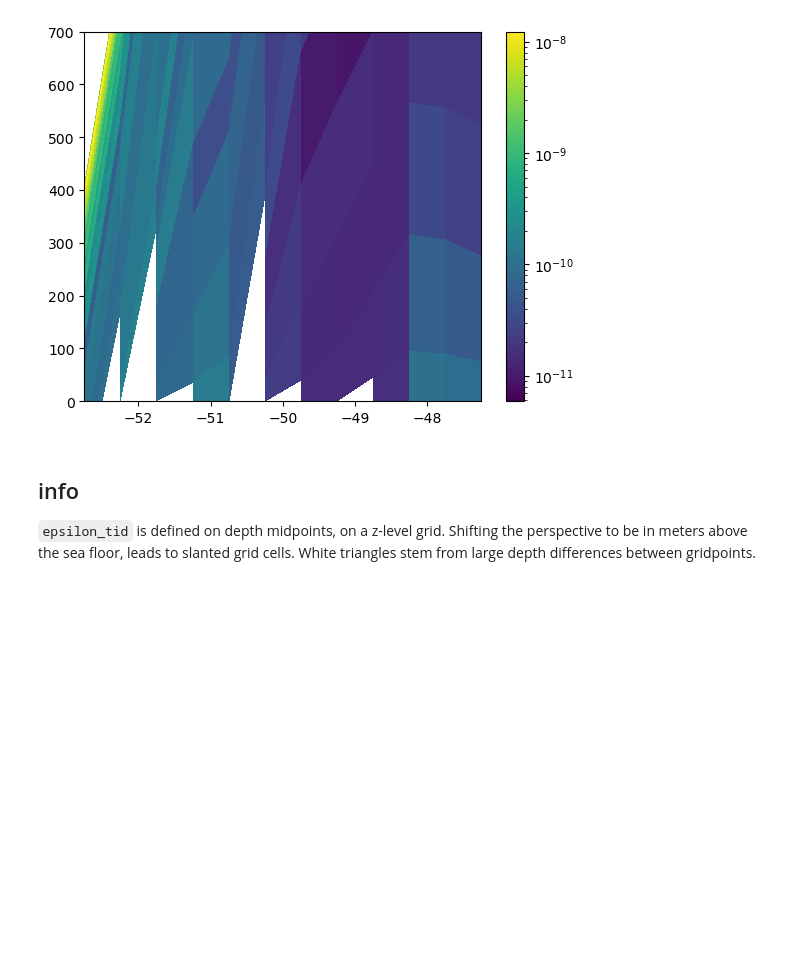
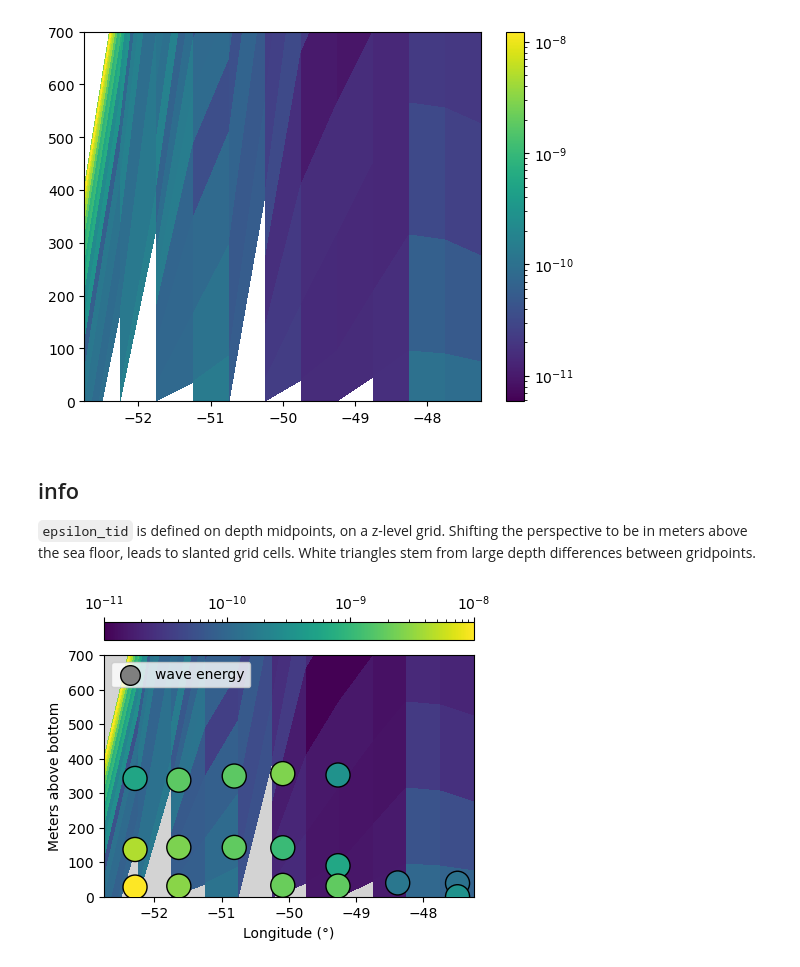
Before and after one commit to opinner/Pinner_et_al_2024, a Jupyter notebook: docs/Exploring De Lavergne et al., 2020.ipynb, the cells around one changed output. Cells and saved outputs as stored; diff of their text form; code cells hidden in the pictures; blank space fills up the shorter version.

Commit message:
de Lavergne Comparison

```diff
--- a/docs/Exploring De Lavergne et al., 2020.ipynb
+++ b/docs/Exploring De Lavergne et al., 2020.ipynb
@@ -404 +383,66 @@ plt.gca().set_ylim(0,700)
 `epsilon_tid` is defined on depth midpoints, on a z-level grid. Shifting the perspective to be in meters above the sea floor, leads to slanted grid cells. White triangles stem from large depth differences between gridpoints.
+# %%
+# read eps_IGW results from IDEMIX method
+eps_IGW_IDEMIX_df = pd.read_csv("../scripts/IDEMIX_parametrization/method_data/eps_IGW_IDEMIX_results.csv")
+# %%
+import matplotlib.pyplot as plt
+import numpy as np
+import matplotlib.colors as mcolors
+import pandas as pd
+import scipy.stats as ss
+from matplotlib.markers import MarkerStyle
+import cmocean
+cmap = cmocean.cm.solar
+
+ONE_COLUMN_WIDTH = 8.3
+TWO_COLUMN_WIDTH = 12
+GOLDEN_RATIO = 1.61
+cm = 1/2.54  # centimeters in inches
+# %%
+fig,ax = plt.subplots(1, figsize=(TWO_COLUMN_WIDTH*cm, 0.8*TWO_COLUMN_WIDTH*cm))
+
+mpp = ax.pcolormesh(df_transect_lons.T, df_transect_mab , df_transect_eps, shading='nearest', norm = mcolors.LogNorm(vmin=1e-11, vmax=1e-8))
+cb = plt.colorbar(mpp, ax=ax, location="top")
+
+ax.scatter(
+    eps_IGW_IDEMIX_df["lon"],
+    eps_IGW_IDEMIX_df["rounded_mab"],
+    c=eps_IGW_IDEMIX_df["eps_IGW"],
+    norm = mcolors.LogNorm(vmin=1e-11, vmax=1e-8), #TODO
+    edgecolor="black",
+    marker=MarkerStyle("o"),
+    s = 300,
+    zorder = 10
+)
+
+ax.set_facecolor('lightgrey')
+ax.set_ylabel("Meters above bottom")
+ax.set_xlabel("Longitude (°)")
+
+# ------------------------------------------------------------------------------------------
+# for the legend
+# eps_IGW IDEMIX icon
+ax.scatter(
+    eps_IGW_IDEMIX_df["lon"],
+    eps_IGW_IDEMIX_df["rounded_mab"],
+    #c=energy_levels["eps"],
+    color = "tab:gray",
+    edgecolor="black",
+    marker=MarkerStyle("o"),
+    s = 200,
+    zorder = -10,
+    label = "wave energy",
+)
+
+
+ax.legend(loc = "upper left", ncol=3, columnspacing=1)
+#ax.annotate('gravity current\nboundary', xy=(-48.8, 130), xytext=(-48.5, 270), #fontsize=9,
+#            arrowprops = dict(facecolor='black', width = 2, shrink=0.05), ha = "center", va = "center", color = "white", bbox=dict(facecolor='black', alpha = 0.8, edgecolor='black', boxstyle='round, pad = 0.5'))
+
+ax.set_ylim(0,700)
+fig.tight_layout()
+#fig.savefig("./eps_transect.svg", bbox_inches = "tight")
+#fig.savefig("./eps_IGW_comparison.png", dpi = 400, bbox_inches = "tight")
+plt.show()
+# %% [output]
+[figure, added]
```
Also changed, not shown: parts of 1 cell of this notebook.
